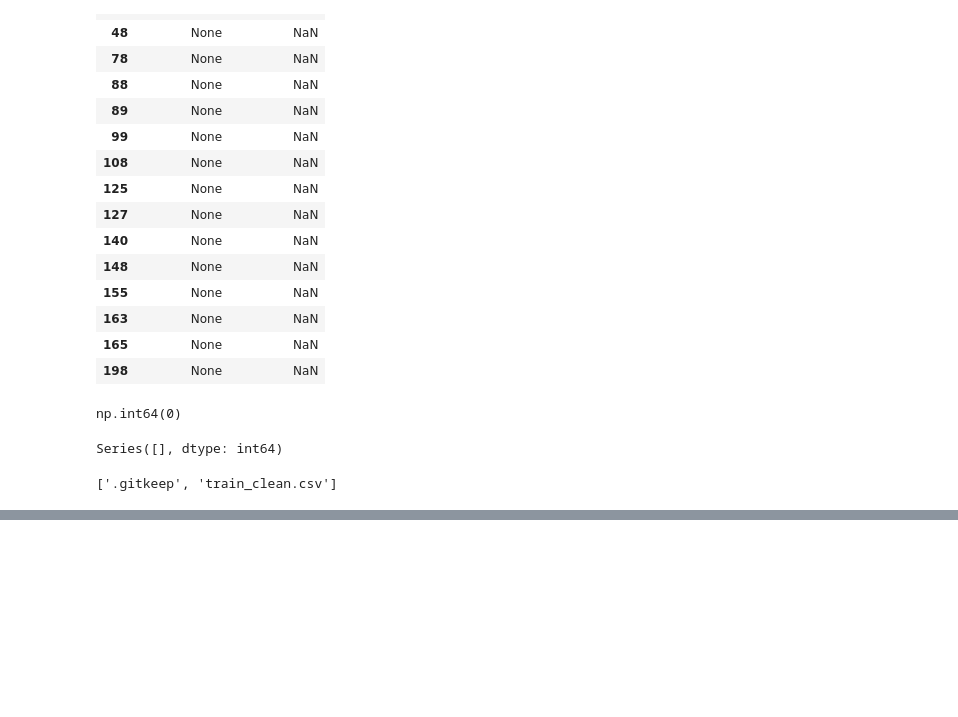
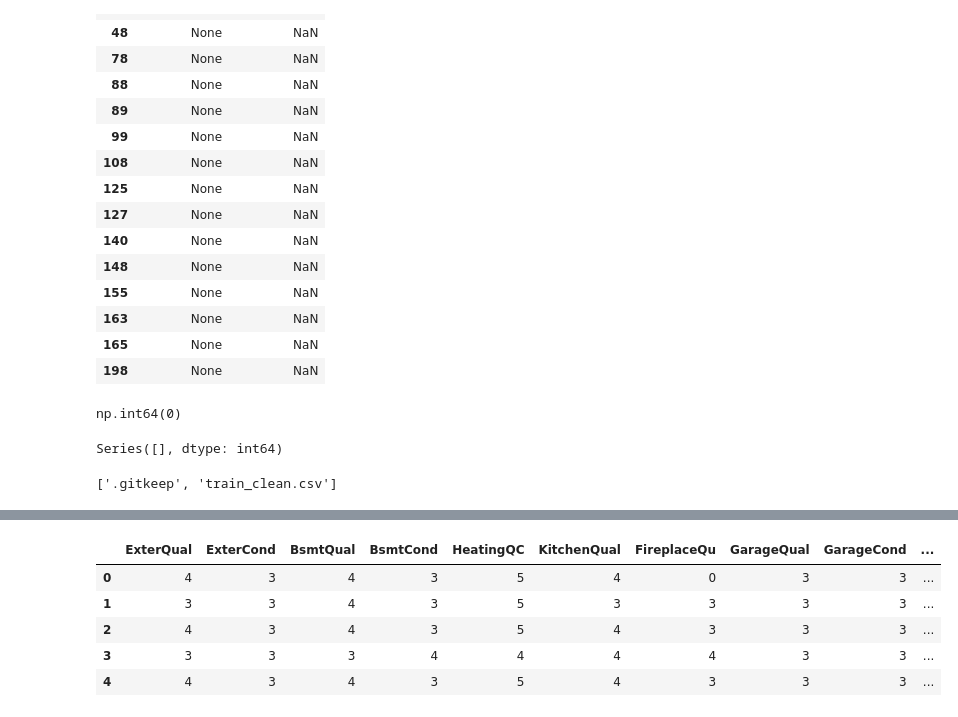
Before and after one commit to Vedansh1011/Smart-House-Price-Prediction, a Jupyter notebook: notebooks/01_data_understanding.ipynb, the cells around one changed output, grey strips where cells are left out. Cells and saved outputs as stored; diff of their text form; code cells hidden in the pictures; blank space fills up the shorter version.

```diff
--- a/notebooks/01_data_understanding.ipynb
+++ b/notebooks/01_data_understanding.ipynb
@@ -411,0 +506,37 @@ os.listdir("C:\\Users\\HP\\AI Projects\\Smart-House-Price-Prediction\\data\\proc
+# %%
+df_encoded = df_clean.copy()
+# %%
+quality_columns = [
+    "ExterQual",
+    "ExterCond",
+    "BsmtQual",
+    "BsmtCond",
+    "HeatingQC",
+    "KitchenQual",
+    "FireplaceQu",
+    "GarageQual",
+    "GarageCond",
+    "PoolQC"
+]
+
+for col in quality_columns:
+    df_encoded[col] = df_encoded[col].map(quality_map)
+# %%
+df_encoded["BsmtExposure"] = df_encoded["BsmtExposure"].map(bsmt_exposure_map)
+
+df_encoded["BsmtFinType1"] = df_encoded["BsmtFinType1"].map(bsmt_finish_map)
+
+df_encoded["BsmtFinType2"] = df_encoded["BsmtFinType2"].map(bsmt_finish_map)
+
+df_encoded["GarageFinish"] = df_encoded["GarageFinish"].map(garage_finish_map)
+
+df_encoded["Fence"] = df_encoded["Fence"].map(fence_map)
+# %%
+df_encoded[quality_columns].head()
+# %% [output]
+|  | ExterQual | ExterCond | BsmtQual | BsmtCond | HeatingQC | KitchenQual | FireplaceQu | GarageQual | GarageCond | ... |
+| 0 | 4 | 3 | 4 | 3 | 5 | 4 | 0 | 3 | 3 | ... |
+| 1 | 3 | 3 | 4 | 3 | 5 | 3 | 3 | 3 | 3 | ... |
+| 2 | 4 | 3 | 4 | 3 | 5 | 4 | 3 | 3 | 3 | ... |
+| 3 | 3 | 3 | 3 | 4 | 4 | 4 | 4 | 3 | 3 | ... |
+| 4 | 4 | 3 | 4 | 3 | 5 | 4 | 3 | 3 | 3 | ... |
```
Also changed, not shown: parts of 31 cells of this notebook.
